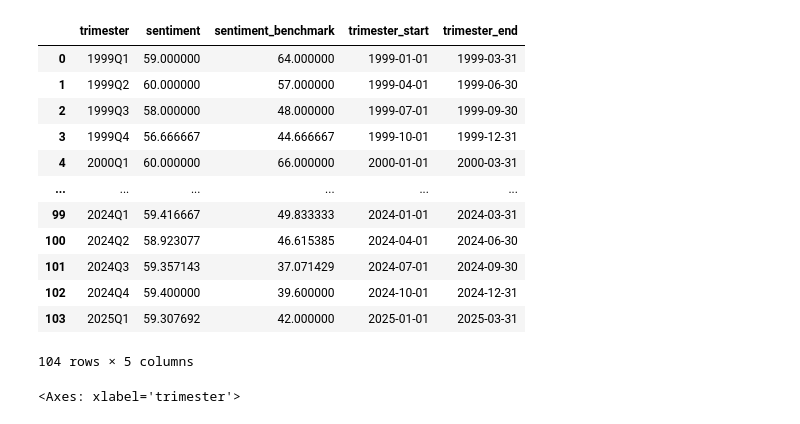
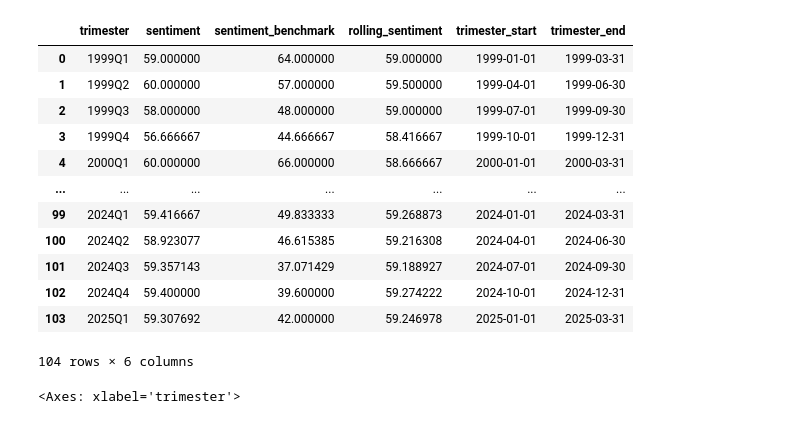
Before and after one commit to ianaraujo/bert-finance-sentiment, a Jupyter notebook: notebooks/sentiment_analysis.ipynb, the cells around one changed output. Cells and saved outputs as stored; diff of their text form; code cells hidden in the pictures.

```diff
--- a/notebooks/sentiment_analysis.ipynb
+++ b/notebooks/sentiment_analysis.ipynb
@@ -23,26 +23,29 @@ data.head(5)
 # %%
 data['date'] = pd.to_datetime(data['date'], format='%Y-%m-%d')
 data['trimester'] = data['date'].dt.to_period('Q')
 
 avg_sentiment = data.groupby('trimester', as_index=False)[['sentiment', 'sentiment_benchmark']].mean()
+
+avg_sentiment['rolling_sentiment'] = avg_sentiment['sentiment'].rolling(window=4, min_periods=1).mean()
+
 avg_sentiment['trimester_start'] = avg_sentiment['trimester'].dt.start_time
 avg_sentiment['trimester_end'] = avg_sentiment['trimester'].dt.end_time.dt.date
 
 avg_sentiment
 # %% [output]
-|  | trimester | sentiment | sentiment_benchmark | trimester_start | trimester_end |
-| 0 | 1999Q1 | 59.000000 | 64.000000 | 1999-01-01 | 1999-03-31 |
-| 1 | 1999Q2 | 60.000000 | 57.000000 | 1999-04-01 | 1999-06-30 |
-| 2 | 1999Q3 | 58.000000 | 48.000000 | 1999-07-01 | 1999-09-30 |
-| 3 | 1999Q4 | 56.666667 | 44.666667 | 1999-10-01 | 1999-12-31 |
-| 4 | 2000Q1 | 60.000000 | 66.000000 | 2000-01-01 | 2000-03-31 |
-| ... | ... | ... | ... | ... | ... |
-| 99 | 2024Q1 | 59.416667 | 49.833333 | 2024-01-01 | 2024-03-31 |
-| 100 | 2024Q2 | 58.923077 | 46.615385 | 2024-04-01 | 2024-06-30 |
-| 101 | 2024Q3 | 59.357143 | 37.071429 | 2024-07-01 | 2024-09-30 |
-| 102 | 2024Q4 | 59.400000 | 39.600000 | 2024-10-01 | 2024-12-31 |
-| 103 | 2025Q1 | 59.307692 | 42.000000 | 2025-01-01 | 2025-03-31 |
+|  | trimester | sentiment | sentiment_benchmark | rolling_sentiment | trimester_start | trimester_end |
+| 0 | 1999Q1 | 59.000000 | 64.000000 | 59.000000 | 1999-01-01 | 1999-03-31 |
+| 1 | 1999Q2 | 60.000000 | 57.000000 | 59.500000 | 1999-04-01 | 1999-06-30 |
+| 2 | 1999Q3 | 58.000000 | 48.000000 | 59.000000 | 1999-07-01 | 1999-09-30 |
+| 3 | 1999Q4 | 56.666667 | 44.666667 | 58.416667 | 1999-10-01 | 1999-12-31 |
+| 4 | 2000Q1 | 60.000000 | 66.000000 | 58.666667 | 2000-01-01 | 2000-03-31 |
+| ... | ... | ... | ... | ... | ... | ... |
+| 99 | 2024Q1 | 59.416667 | 49.833333 | 59.268873 | 2024-01-01 | 2024-03-31 |
+| 100 | 2024Q2 | 58.923077 | 46.615385 | 59.216308 | 2024-04-01 | 2024-06-30 |
+| 101 | 2024Q3 | 59.357143 | 37.071429 | 59.188927 | 2024-07-01 | 2024-09-30 |
+| 102 | 2024Q4 | 59.400000 | 39.600000 | 59.274222 | 2024-10-01 | 2024-12-31 |
+| 103 | 2025Q1 | 59.307692 | 42.000000 | 59.246978 | 2025-01-01 | 2025-03-31 |
-104 rows × 5 columns
+104 rows × 6 columns
 # %%
 data['trimester'].value_counts().sort_index().plot(kind='bar')
 # %% [output]
```
Also changed, not shown: parts of 1 cell of this notebook, 1 other file.
